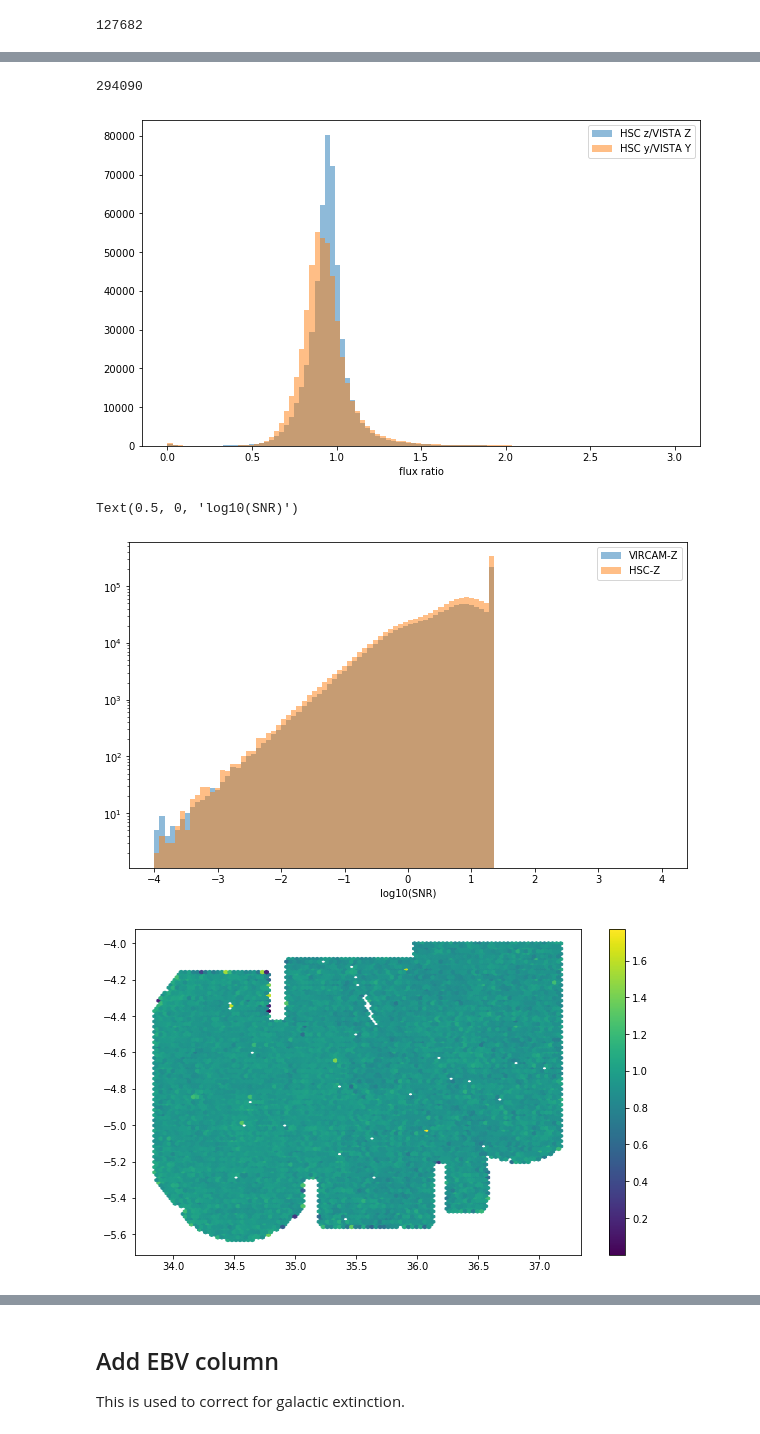
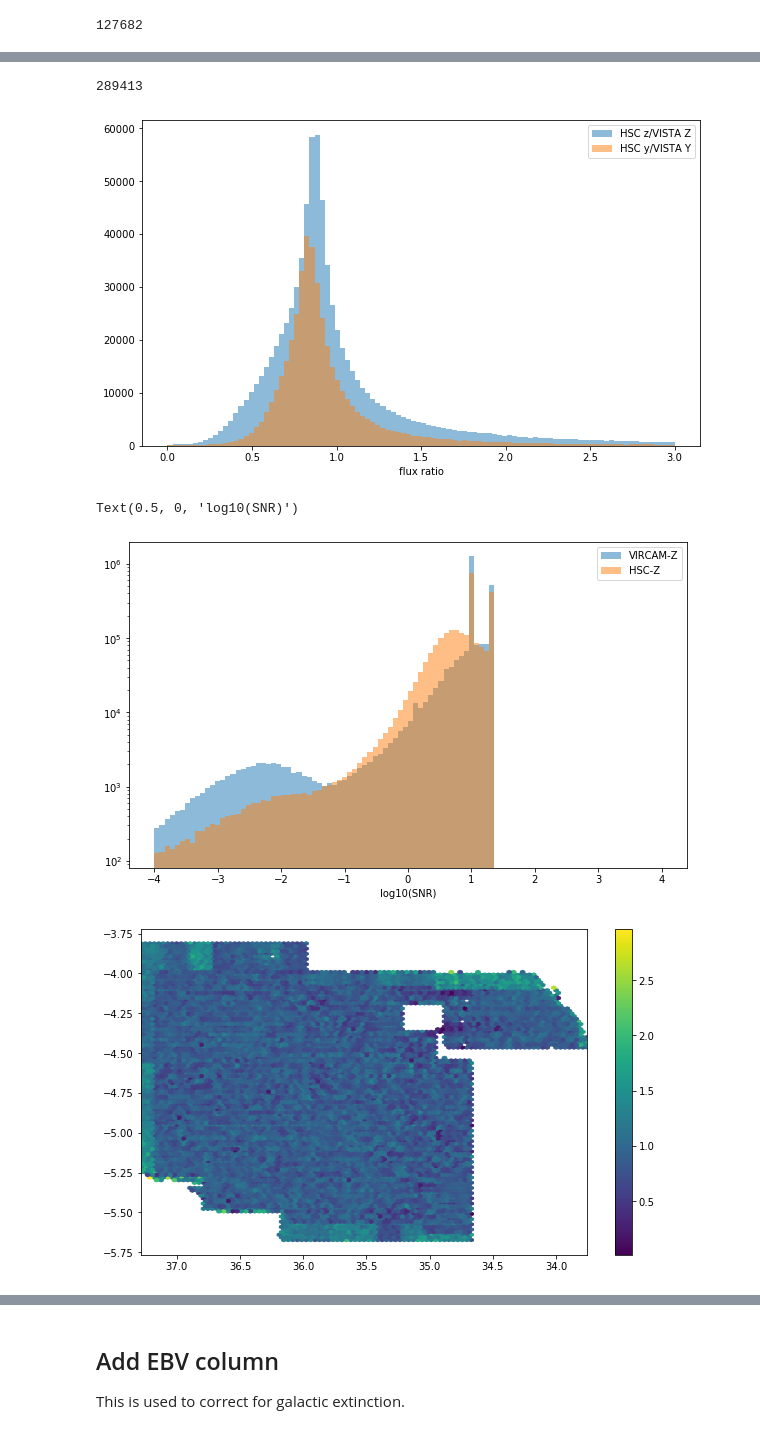
Before and after one commit to lsst-uk/lsst-ir-fusion, a Jupyter notebook: dmu6/dmu6_VIDEO/1_Make_sxds_photoz_input.ipynb, the cells around one changed output, grey strips where cells are left out. Drawn from its saved outputs; the diff is of its cells as text; code cells hidden in the pictures.

```diff
--- a/dmu6/dmu6_VIDEO/1_Make_sxds_photoz_input.ipynb
+++ b/dmu6/dmu6_VIDEO/1_Make_sxds_photoz_input.ipynb
@@ -105,11 +105,11 @@ cat['dec']=cat['VIRCAM_Ks_m_coord_dec'] #.name='dec'
 #version='p2021.1'
 #infile ='../../dmu5/dmu5_VIDEO/data/full_reduced_cat_SXDS_p2021_1_20210702.fits'
 
-# version='p2022p3'
-# infile='../../dmu5/dmu5_VIDEO/data/full_reduced_cat_SXDS_20220802.fits'
+version='p2022p3'
+infile='../../dmu5/dmu5_VIDEO/data/full_reduced_cat_SXDS_20220802.fits'
 
-version='oxford'
-infile = "../../dmu3/data/XMMFULL_DR2_MASKVISTA_Ks_2.0as_IRAC2.8as_2020_06_01.fits"
+# version='oxford'
+# infile = "../../dmu3/data/XMMFULL_DR2_MASKVISTA_Ks_2.0as_IRAC2.8as_2020_06_01.fits"
 
 hsc_bands = 'GRIZY'
 vista_bands = 'ZYJHK'# removing ZY for now
@@ -289,3 +287,10 @@ for c in cat.colnames:
             elif 'VIRCAM' in physical_filter:
                 cat[c]*=10**(1*oxfordApCorr['{}_2as'.format(physical_filter)]/2.5)
                 #print(c,physical_filter,2*oxfordApCorr['{}_2as'.format(physical_filter)])
+# %%
+for c in cat.colnames:
+    if  c.endswith('_fluxErr'):
+        mask = np.abs(cat[c]/cat[c.replace('_fluxErr','_flux')])<0.05
+        minerror=np.abs(0.05*cat[c.replace('_fluxErr','_flux')].copy())
+        cat[c][mask]=minerror[mask]
+        print(c,np.sum(mask),np.sum(np.abs(cat[c]/cat[c.replace('_fluxErr','_flux')])<0.049),np.sum(cat[c.replace('_fluxErr','_flux')]<0),len(cat))
@@ -422,7 +444,7 @@ Text(0.5, 0, 'log10(VIRCAM_Y)')
 # %%
 np.sum(cat['VIRCAM_Y_m_base_CircularApertureFlux_6_0_flux']<0)
 # %% [output]
-294090
+289413
 # %%
 hsc_z_flux,hsc_z_fluxerr=(
     cat['HSC_Z_m_base_CircularApertureFlux_6_0_flux'],cat['HSC_Z_m_base_CircularApertureFlux_6_0_fluxErr'])
@@ -445,7 +467,7 @@ try:
 except KeyError:
     print('No VISTA ZY bands')
 # %% [output]
-[figure, old version]
+[figure, new version]
 # %%
 plt.hist(np.log10(vircam_z_flux/vircam_z_fluxerr),bins=100,alpha=0.5,label='VIRCAM-Z',range=[-4,4])
 plt.hist(np.log10(hsc_z_flux/hsc_z_fluxerr),bins=100,alpha=0.5,label='HSC-Z',range=[-4,4])
@@ -454,16 +476,17 @@ plt.yscale('log')
 plt.xlabel('log10(SNR)')
 # %% [output]
 Text(0.5, 0, 'log10(SNR)')
-[figure, old version]
+[figure, new version]
 # %%
 try:
     m=(y_rat>0) & (y_rat<3)
     plt.hexbin(cat[m]['ra'],cat[m]['dec'],C=y_rat[m], gridsize=100)
     plt.colorbar()
+    plt.xlim(np.nanmax(cat[m]['ra']),np.nanmin(cat[m]['ra']))
 except NameError:
     print('No VISTA ZY bands')
 # %% [output]
-[figure, old version]
+[figure, new version]
 # %%
 try:
     m=(z_rat>0) & (z_rat<3)
```
Also changed, not shown: parts of 24 cells of this notebook.
